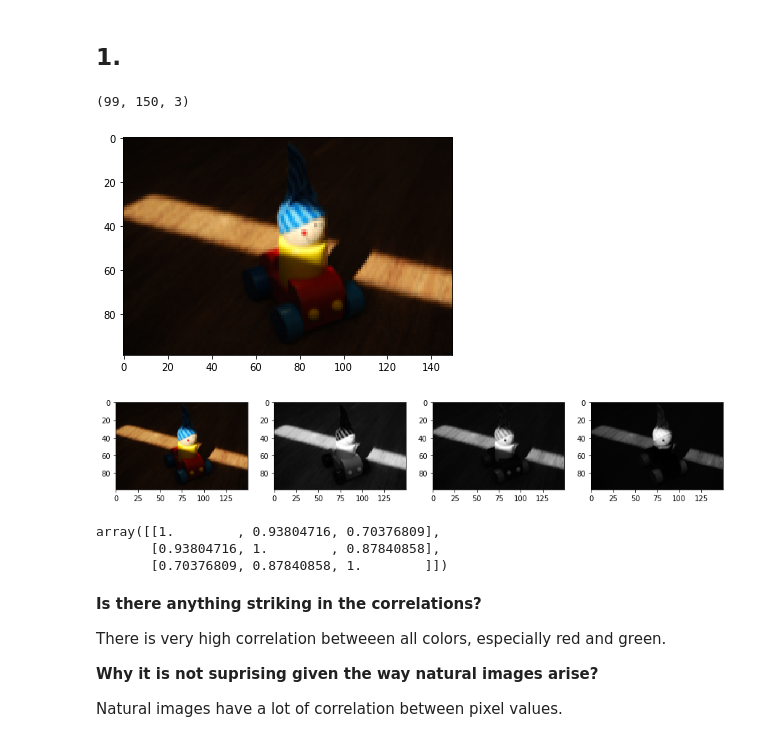
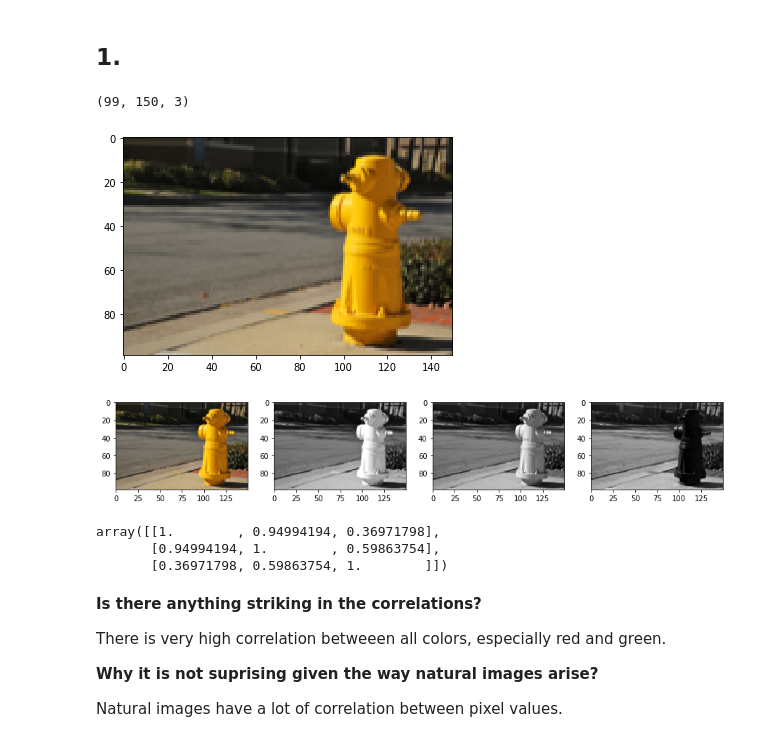
Before and after one commit to DorotheaMueller/mhbf, a Jupyter notebook: ex_4_budding_mueller.ipynb, the cells around one changed output. Saved outputs shown, nothing was run; the diff lists cells and outputs as text; code cells hidden in the pictures.

```diff
--- a/ex_4_budding_mueller.ipynb
+++ b/ex_4_budding_mueller.ipynb
@@ -13,12 +14,12 @@ import scipy.stats as scp
 # %% [markdown]
 ## 1.
 # %%
-img = imread('salience_03.png')
+img = imread('salience_02.png')
 plt.imshow(img)
 img.shape
 # %% [output]
 (99, 150, 3)
-[figure, old version]
+[figure, new version]
 # %%
 def show_components(img):
     fig, axs = plt.subplots(1, 4, figsize = (15, 10))
@@ -29,7 +30,7 @@ def show_components(img):
 # %%
 show_components(img)
 # %% [output]
-[figure, old version]
+[figure, new version]
 # %%
 red_comp = img[:, :, 0].flatten()
 green_comp = img[:, :, 1].flatten()
@@ -37,9 +38,9 @@ blue_comp = img[:, :, 2].flatten()
 all_comp = np.vstack((red_comp, green_comp, blue_comp))
 np.corrcoef(all_comp)
 # %% [output]
-array([[1.        , 0.93804716, 0.70376809],
-       [0.93804716, 1.        , 0.87840858],
-       [0.70376809, 0.87840858, 1.        ]])
+array([[1.        , 0.94994194, 0.36971798],
+       [0.94994194, 1.        , 0.59863754],
+       [0.36971798, 0.59863754, 1.        ]])
 # %% [markdown]
 **Is there anything striking in the correlations?**
 
```
Also changed, not shown: parts of 13 cells of this notebook.
